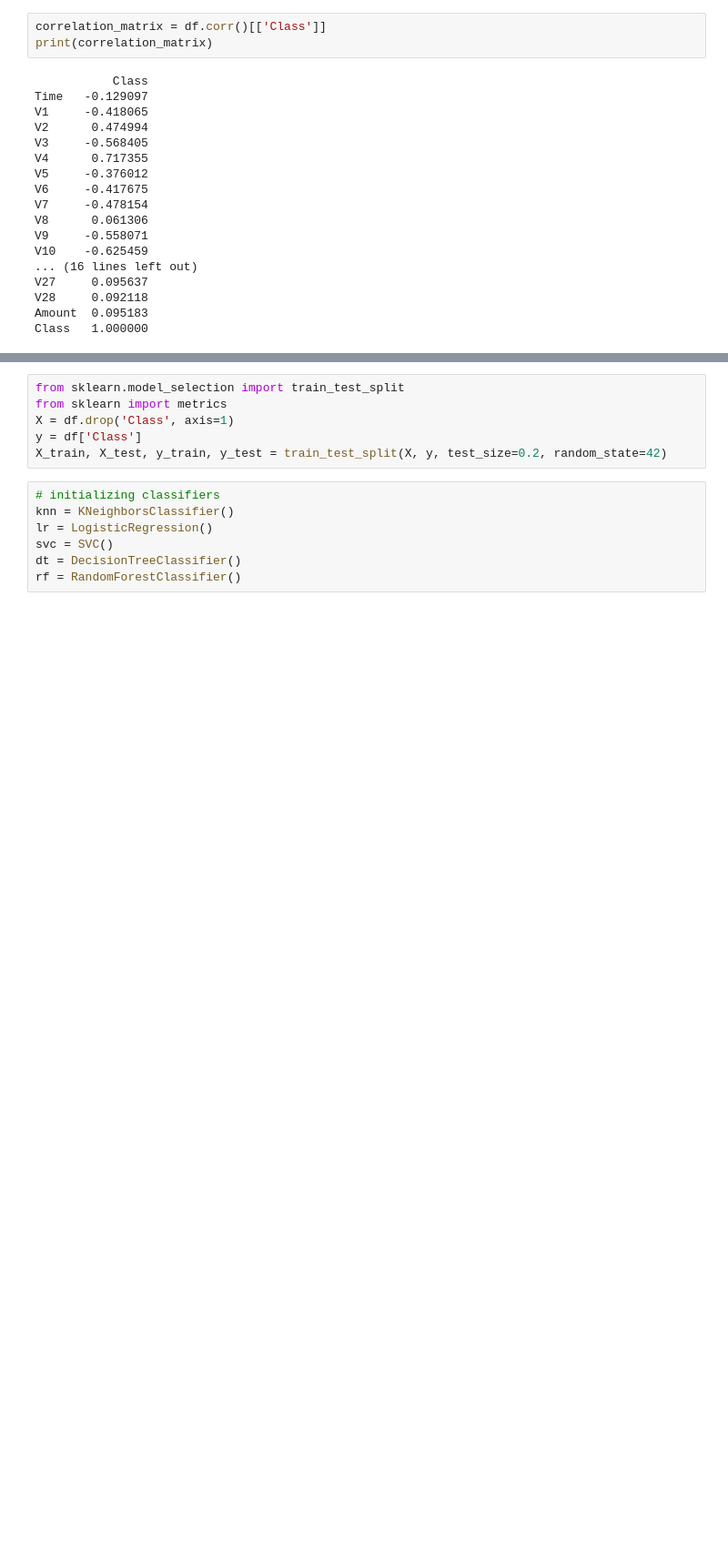
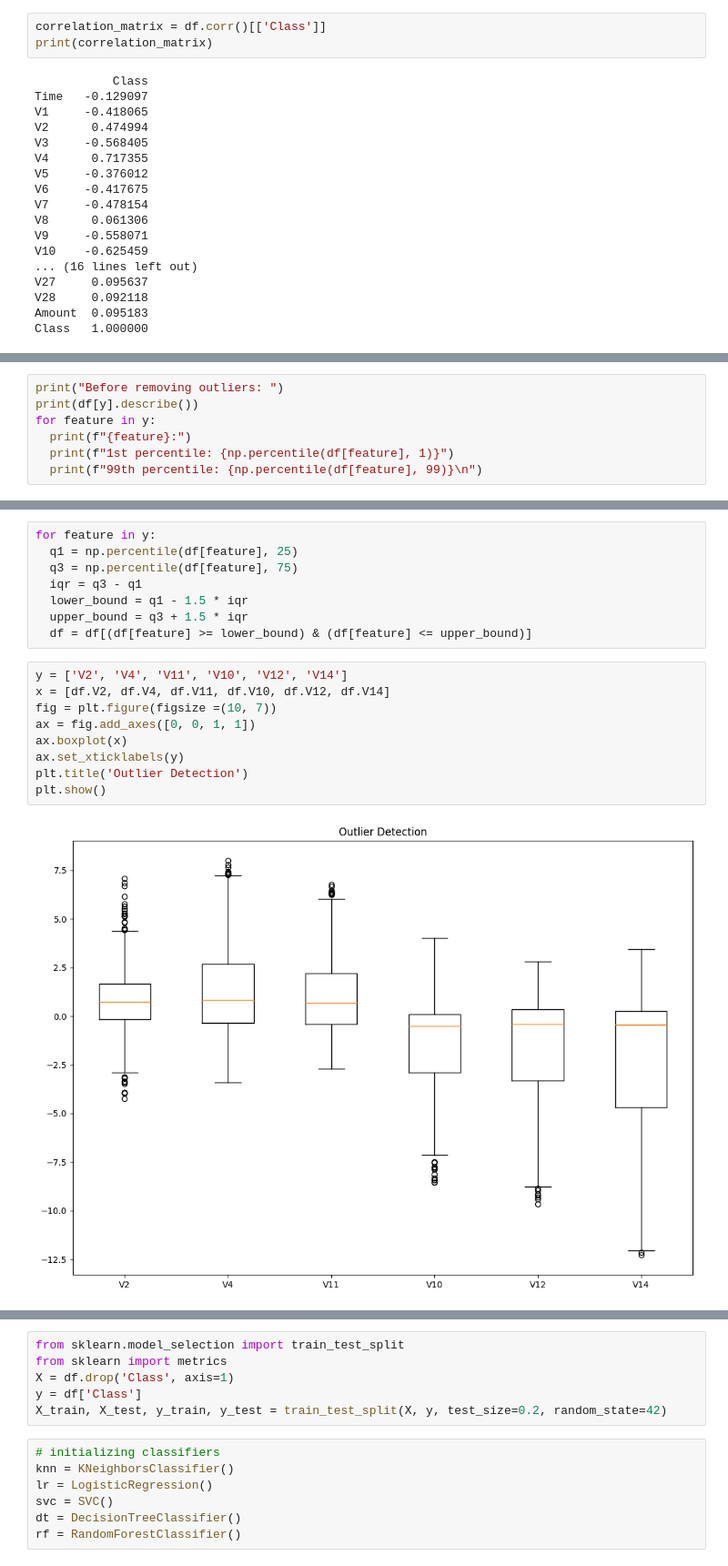
Before and after one commit to GavinEBinder/Credit-Card-Fraud-Detection-ML-Project, a Jupyter notebook: CreditCardFraudDetection.ipynb, the cells around one changed output, grey strips where cells are left out. Shown at 91% size. Saved outputs shown, nothing was run; the diff lists cells and outputs as text; blank space fills up the shorter version.

```diff
--- a/CreditCardFraudDetection.ipynb
+++ b/CreditCardFraudDetection.ipynb
@@ -166,0 +201,7 @@ We want to remove extreme outliers from the highest correlated features. To do t
+# %%
+print("Before removing outliers: ")
+print(df[y].describe())
+for feature in y:
+  print(f"{feature}:")
+  print(f"1st percentile: {np.percentile(df[feature], 1)}")
+  print(f"99th percentile: {np.percentile(df[feature], 99)}\n")
@@ -166,0 +226,19 @@ We want to remove extreme outliers from the highest correlated features. To do t
+# %%
+for feature in y:
+  q1 = np.percentile(df[feature], 25)
+  q3 = np.percentile(df[feature], 75)
+  iqr = q3 - q1
+  lower_bound = q1 - 1.5 * iqr
+  upper_bound = q3 + 1.5 * iqr
+  df = df[(df[feature] >= lower_bound) & (df[feature] <= upper_bound)]
+# %%
+y = ['V2', 'V4', 'V11', 'V10', 'V12', 'V14']
+x = [df.V2, df.V4, df.V11, df.V10, df.V12, df.V14]
+fig = plt.figure(figsize =(10, 7))
+ax = fig.add_axes([0, 0, 1, 1])
+ax.boxplot(x)
+ax.set_xticklabels(y)
+plt.title('Outlier Detection')
+plt.show()
+# %% [output]
+[figure, added]
```
Also changed, not shown: parts of 23 cells of this notebook.
